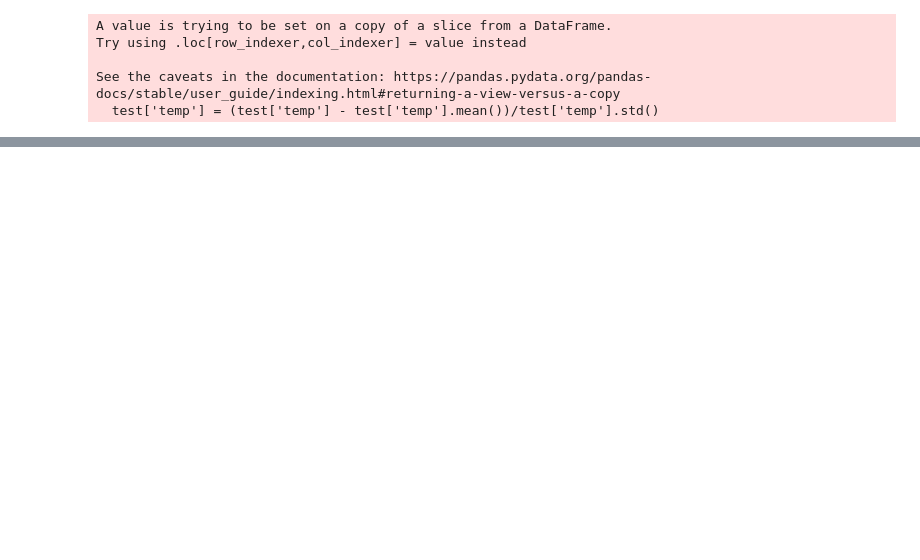
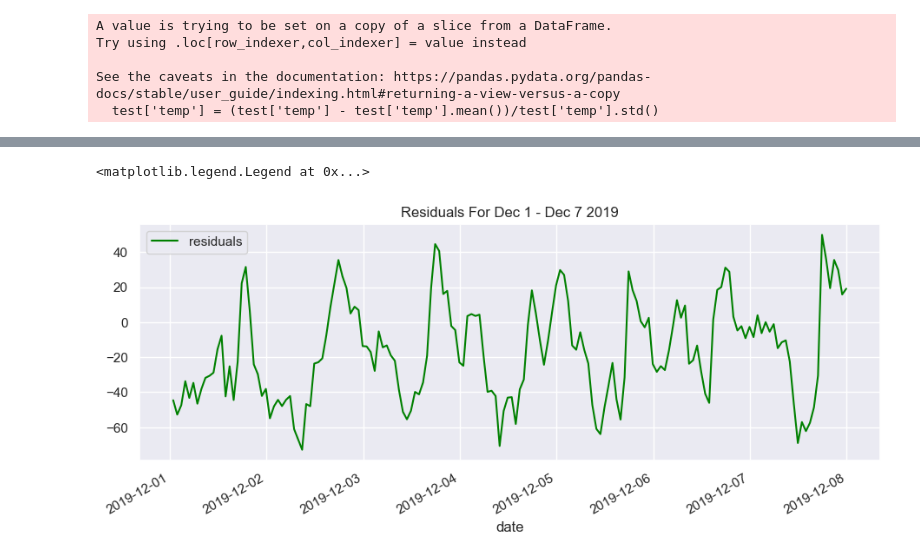
Before and after one commit to vjem/energy_tsf, a Jupyter notebook: energyForecasting.ipynb, the cells around one changed output, grey strips where cells are left out. Drawn from its saved outputs; the diff is of its cells as text; code cells hidden in the pictures; blank space fills up the shorter version.

```diff
--- a/energyForecasting.ipynb
+++ b/energyForecasting.ipynb
@@ -619,0 +659,8 @@ pandas.core.series.Series
+# %%
+#For a week in Winter
+rStart,rEnd = '2019-12-01','2019-12-07'
+train_resid.loc[rStart:rEnd].plot(linestyle='-',color="green",label="residuals",title="Residuals For Dec 1 - Dec 7 2019")
+plt.legend()
+# %% [output]
+<matplotlib.legend.Legend at 0x...>
+[figure, added]
```
Also changed, not shown: parts of 22 cells of this notebook.
